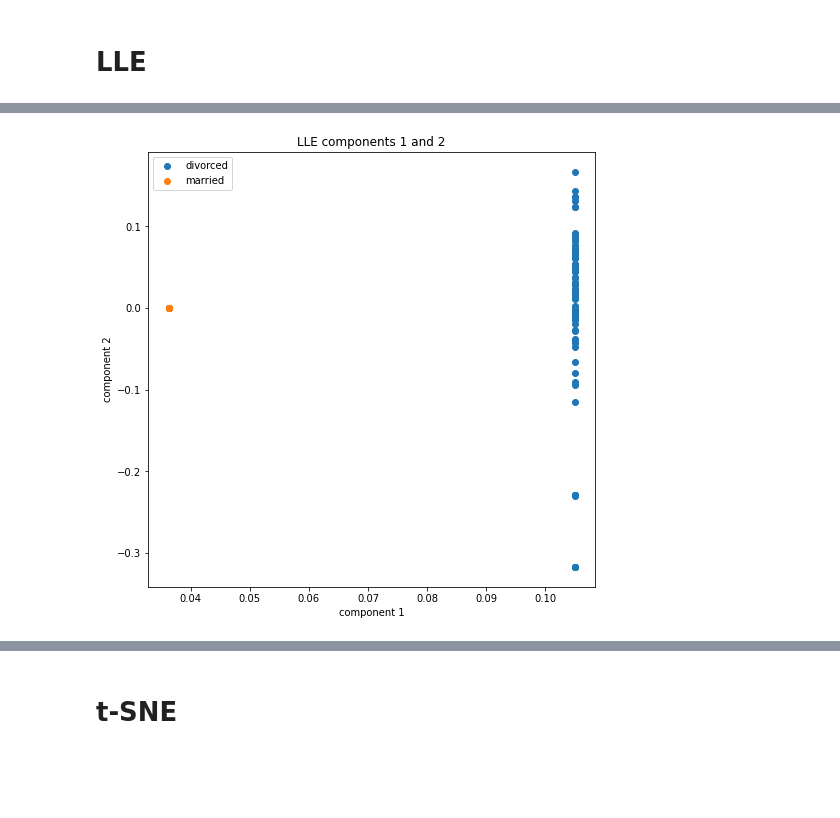
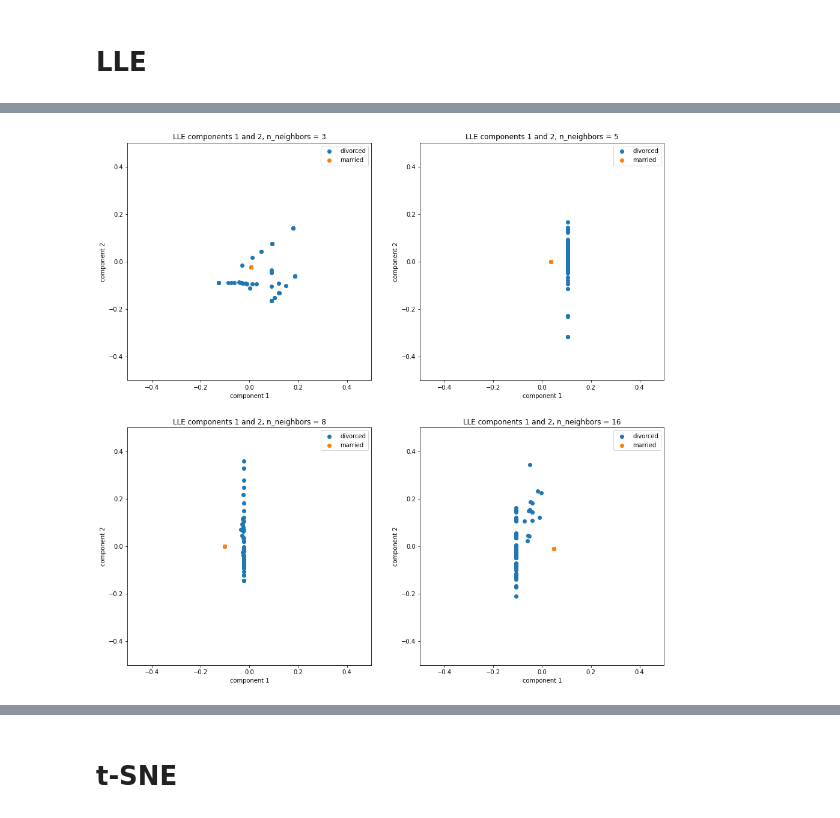
Before and after one commit to MGJvanGroeningen/aidm_assignments_21_22, a Jupyter notebook: assignment3/assignment3_m.ipynb, the cells around one changed output, grey strips where cells are left out. Drawn from its saved outputs; the diff is of its cells as text; code cells hidden in the pictures; blank space fills up the shorter version.

Commit message:
visualization part finished

```diff
--- a/assignment3/assignment3_m.ipynb
+++ b/assignment3/assignment3_m.ipynb
@@ -175,14 +180,13 @@ Married subset answers: [0 0 0 0 1 1 1 1 2 0]
 # %% [markdown]
 # Functions
 # %%
-def plot_components(comp_divorced, comp_married, comp1, comp2, method):
-    fig, ax = plt.subplots(figsize=(8,8))
+def plot_components(ax, comp_divorced, comp_married, comp1, comp2, method):
     ax.scatter(comp_divorced.T[comp1 - 1], comp_divorced.T[comp2 - 1], label='divorced')
     ax.scatter(comp_married.T[comp1 - 1], comp_married.T[comp2 - 1], label='married')
     ax.set_title(f'{method} components {comp1} and {comp2}')
     ax.set_xlabel(f'component {comp1}')
     ax.set_ylabel(f'component {comp2}')
     ax.legend()
-    return fig, ax
+    return ax
 # %% [markdown]
 # PCA
@@ -231,19 +279,28 @@ Component 2 accounts for 3.5265046871057826% of the variance.
 # %%
 # Reduce the data to a number of components
 n_comp = 2
-lle = LocallyLinearEmbedding(n_components=n_comp)
-comp = lle.fit_transform(X)
+n_nbs = [3, 5, 8, 16]
 
-# Divide into divorced and married subset
-comp_divorced = comp[divorced]
-comp_married = comp[married]
+fig, ax = plt.subplots(2, 2, figsize=(16,16))
+axes = [ax[0,0], ax[0,1], ax[1,0], ax[1,1]]
 
-# Select components
-comp1 = 1
-comp2 = 2
+for i in range(4):
+    lle = LocallyLinearEmbedding(n_components=n_comp, n_neighbors=n_nbs[i])
+    comp = lle.fit_transform(X)
 
-# Plot components
-ax = plot_components(comp_divorced, comp_married, comp1, comp2, method='LLE')
+    # Divide into divorced and married subset
+    comp_divorced = comp[divorced]
+    comp_married = comp[married]
+
+    # Select components
+    comp1 = 1
+    comp2 = 2
+
+    # Plot components
+    _ax = plot_components(axes[i], comp_divorced, comp_married, comp1, comp2, method='LLE')
+    _ax.set_title(f'LLE components 1 and 2, n_neighbors = {n_nbs[i]}')
+    _ax.set_xlim(-0.5, 0.5)
+    _ax.set_ylim(-0.5, 0.5)
 plt.show()
 # %% [output]
-[figure, old version]
+[figure, new version]
```
Also changed, not shown: parts of 17 cells of this notebook.
